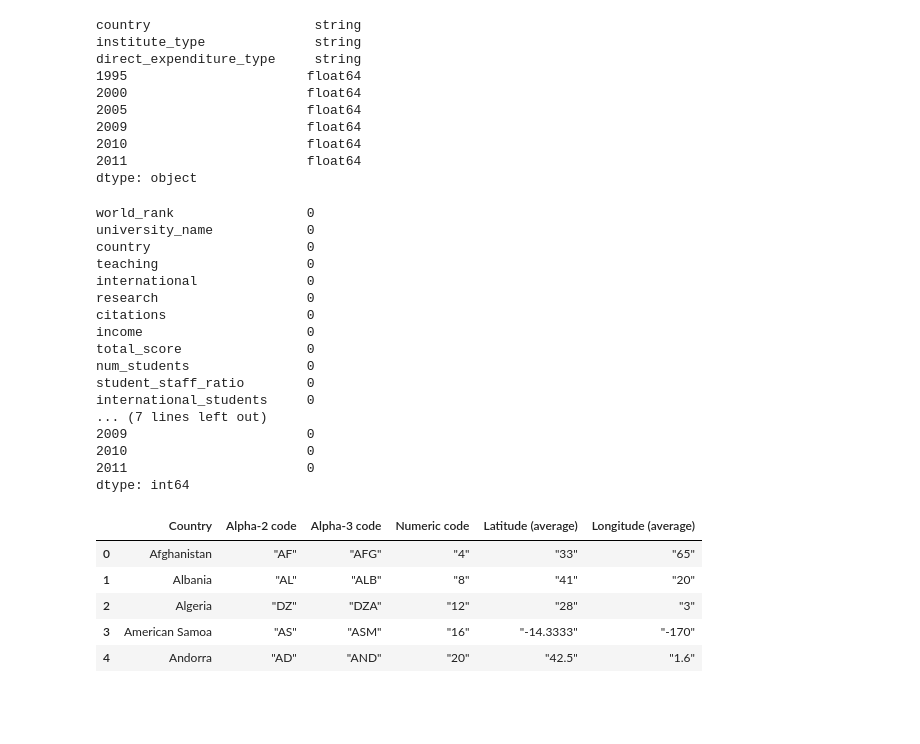
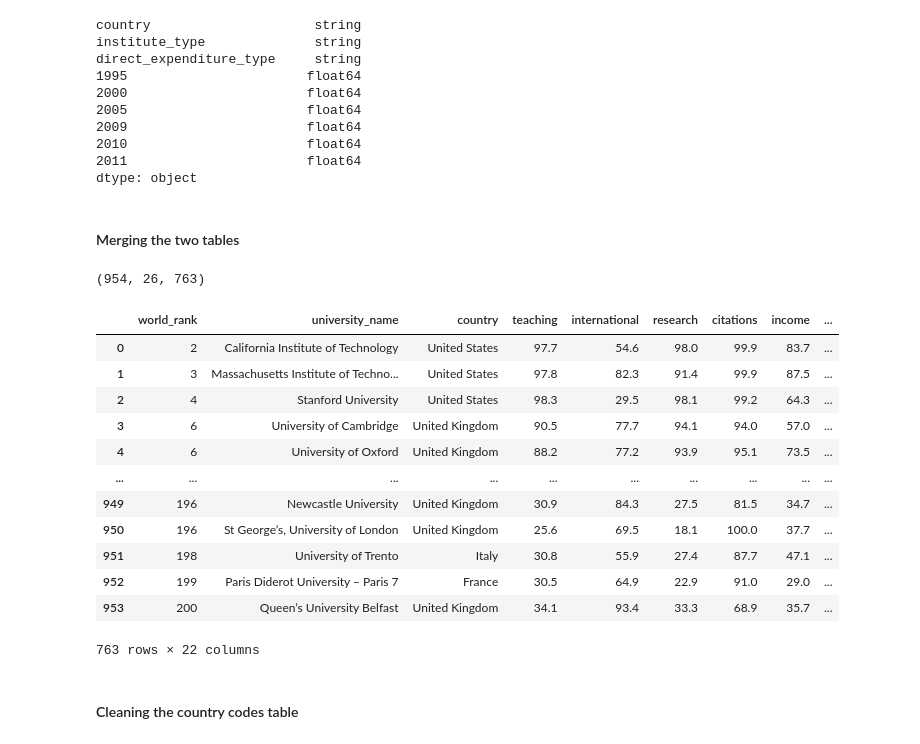
Before and after one commit to DaniDataScience/Python_coding_3, a Jupyter notebook: HW_Beni.ipynb, the cells around one changed output. Drawn from its saved outputs; the diff is of its cells as text; code cells hidden in the pictures; blank space fills up the shorter version.

```diff
--- a/HW_Beni.ipynb
+++ b/HW_Beni.ipynb
@@ -87,5 +128,5 @@ dtype: object
 # %% [markdown]
 #### cleaning international col
 # %%
-times_data["international_students"].apply(lambda x: re.sub(r'\W','',x))
+times_data["international_students"]  = times_data["international_students"].apply(lambda x: re.sub('%','',x))
 # %% [output]
@@ -103,0 +138,2 @@ Name: international_students, Length: 954, dtype: object
+# %%
+times_data["international_students"] = pd.to_numeric(times_data["international_students"])
@@ -170,0 +257,2 @@ dtype: int64
+# %%
+edu_exp = edu_exp[edu_exp["institute_type"].str.contains("Higher")]
@@ -185,37 +278,29 @@ direct_expenditure_type     string
 2010                       float64
 2011                       float64
 dtype: object
+# %% [markdown]
+#### Merging the two tables
 # %%
-merged_df = pd.merge(times_data, edu_exp,how='left')
+merged_df = pd.merge(times_data, edu_exp, how='left', left_on="country", right_on="country")
 merged_df = merged_df.dropna()
 merged_df.isna().sum(axis=0)
+
+print((len(times_data),len(edu_exp),len(merged_df)))
+merged_df
 # %% [output]
-world_rank                 0
-university_name            0
-country                    0
-teaching                   0
-international              0
-research                   0
-citations                  0
-income                     0
-total_score                0
-num_students               0
-student_staff_ratio        0
-international_students     0
-... (7 lines left out)
-2009                       0
-2010                       0
-2011                       0
-dtype: int64
+(954, 26, 763)
+|  | world_rank | university_name | country | teaching | international | research | citations | income | ... |
+| 0 | 2 | California Institute of Technology | United States | 97.7 | 54.6 | 98.0 | 99.9 | 83.7 | ... |
+| 1 | 3 | Massachusetts Institute of Techno... | United States | 97.8 | 82.3 | 91.4 | 99.9 | 87.5 | ... |
+| 2 | 4 | Stanford University | United States | 98.3 | 29.5 | 98.1 | 99.2 | 64.3 | ... |
+| 3 | 6 | University of Cambridge | United Kingdom | 90.5 | 77.7 | 94.1 | 94.0 | 57.0 | ... |
+| 4 | 6 | University of Oxford | United Kingdom | 88.2 | 77.2 | 93.9 | 95.1 | 73.5 | ... |
+| ... | ... | ... | ... | ... | ... | ... | ... | ... | ... |
+| 949 | 196 | Newcastle University | United Kingdom | 30.9 | 84.3 | 27.5 | 81.5 | 34.7 | ... |
+| 950 | 196 | St George’s, University of London | United Kingdom | 25.6 | 69.5 | 18.1 | 100.0 | 37.7 | ... |
+| 951 | 198 | University of Trento | Italy | 30.8 | 55.9 | 27.4 | 87.7 | 47.1 | ... |
+| 952 | 199 | Paris Diderot University – Paris 7 | France | 30.5 | 64.9 | 22.9 | 91.0 | 29.0 | ... |
+| 953 | 200 | Queen’s University Belfast | United Kingdom | 34.1 | 93.4 | 33.3 | 68.9 | 35.7 | ... |
+763 rows × 22 columns
-# %%
-url3='https://gist.githubusercontent.com/tadast/8827699/raw/f5cac3d42d16b78348610fc4ec301e9234f82821/countries_codes_and_coordinates.csv'
-cords=pd.read_csv(url3)
-
-cords.head()
-# %% [output]
-|  | Country | Alpha-2 code | Alpha-3 code | Numeric code | Latitude (average) | Longitude (average) |
-| 0 | Afghanistan | "AF" | "AFG" | "4" | "33" | "65" |
-| 1 | Albania | "AL" | "ALB" | "8" | "41" | "20" |
-| 2 | Algeria | "DZ" | "DZA" | "12" | "28" | "3" |
-| 3 | American Samoa | "AS" | "ASM" | "16" | "-14.3333" | "-170" |
-| 4 | Andorra | "AD" | "AND" | "20" | "42.5" | "1.6" |
+# %% [markdown]
+#### Cleaning the country codes table
```
Also changed, not shown: parts of 29 cells of this notebook.
